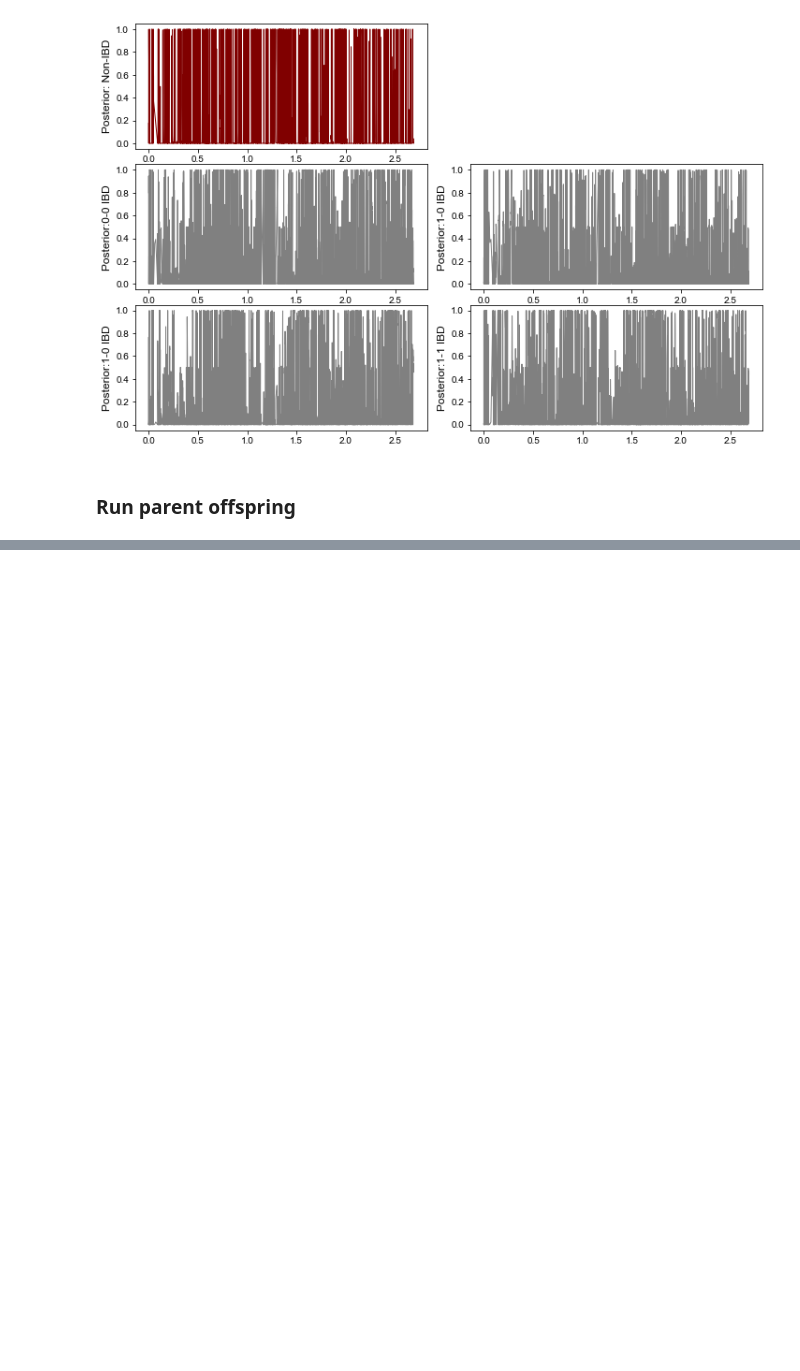
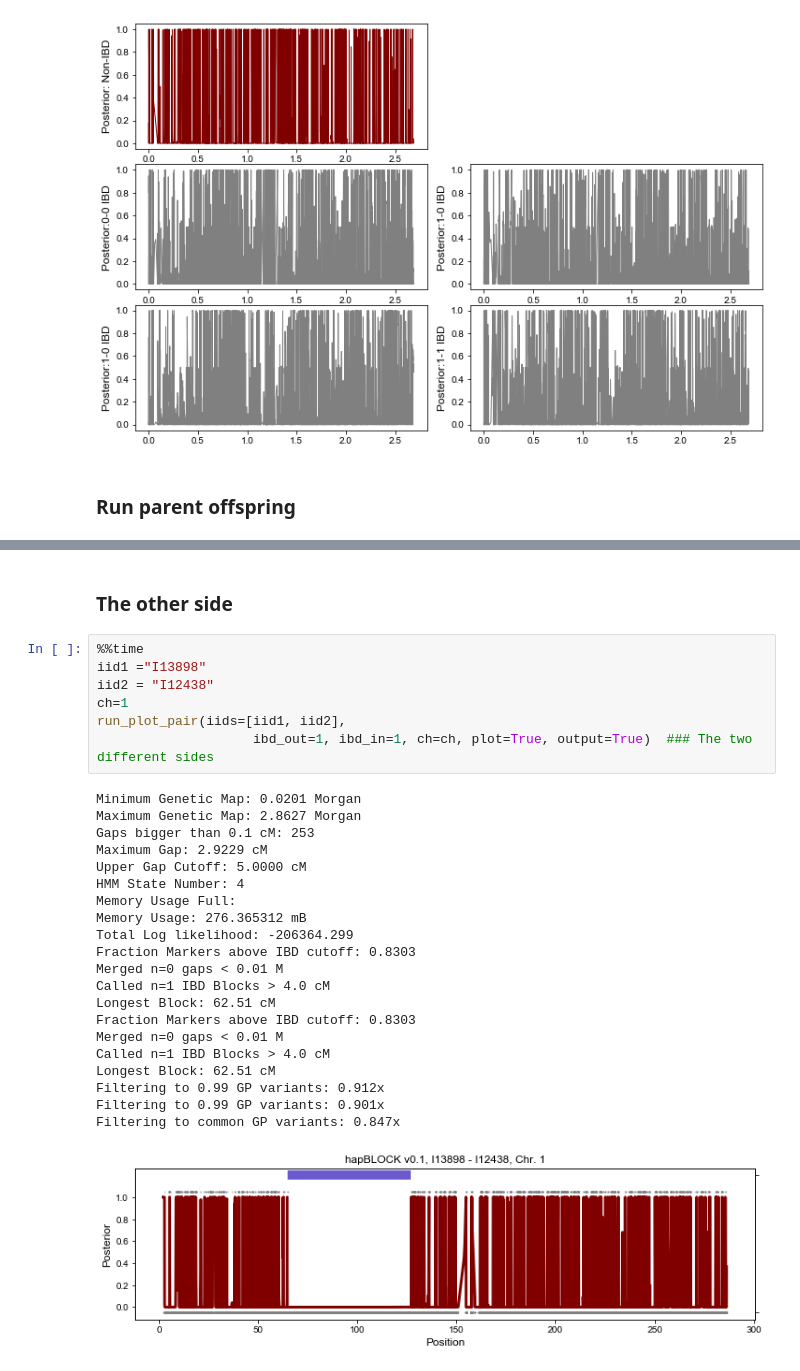
Before and after one commit to hringbauer/ancIBD, a Jupyter notebook: notebook/detect_snp_rel/ibd_analysis/run_pair_IBD.ipynb, the cells around one changed output, grey strips where cells are left out. Drawn from its saved outputs; the diff is of its cells as text; blank space fills up the shorter version.

```diff
--- a/notebook/detect_snp_rel/ibd_analysis/run_pair_IBD.ipynb
+++ b/notebook/detect_snp_rel/ibd_analysis/run_pair_IBD.ipynb
@@ -154,0 +258,31 @@ Wall time: 1.22 s
+# %% [markdown]
+### The other side
+# %%
+%%time
+iid1 ="I13898"
+iid2 = "I12438"
+ch=1
+run_plot_pair(iids=[iid1, iid2],
+                    ibd_out=1, ibd_in=1, ch=ch, plot=True, output=True)  ### The two different sides
+# %% [output]
+Minimum Genetic Map: 0.0201 Morgan
+Maximum Genetic Map: 2.8627 Morgan
+Gaps bigger than 0.1 cM: 253
+Maximum Gap: 2.9229 cM
+Upper Gap Cutoff: 5.0000 cM
+HMM State Number: 4
+Memory Usage Full:
+Memory Usage: 276.365312 mB
+Total Log likelihood: -206364.299
+Fraction Markers above IBD cutoff: 0.8303
+Merged n=0 gaps < 0.01 M
+Called n=1 IBD Blocks > 4.0 cM
+Longest Block: 62.51 cM
+Fraction Markers above IBD cutoff: 0.8303
+Merged n=0 gaps < 0.01 M
+Called n=1 IBD Blocks > 4.0 cM
+Longest Block: 62.51 cM
+Filtering to 0.99 GP variants: 0.912x
+Filtering to 0.99 GP variants: 0.901x
+Filtering to common GP variants: 0.847x
+[figure, added]
```
Also changed, not shown: parts of 37 cells of this notebook, 8 other files.
